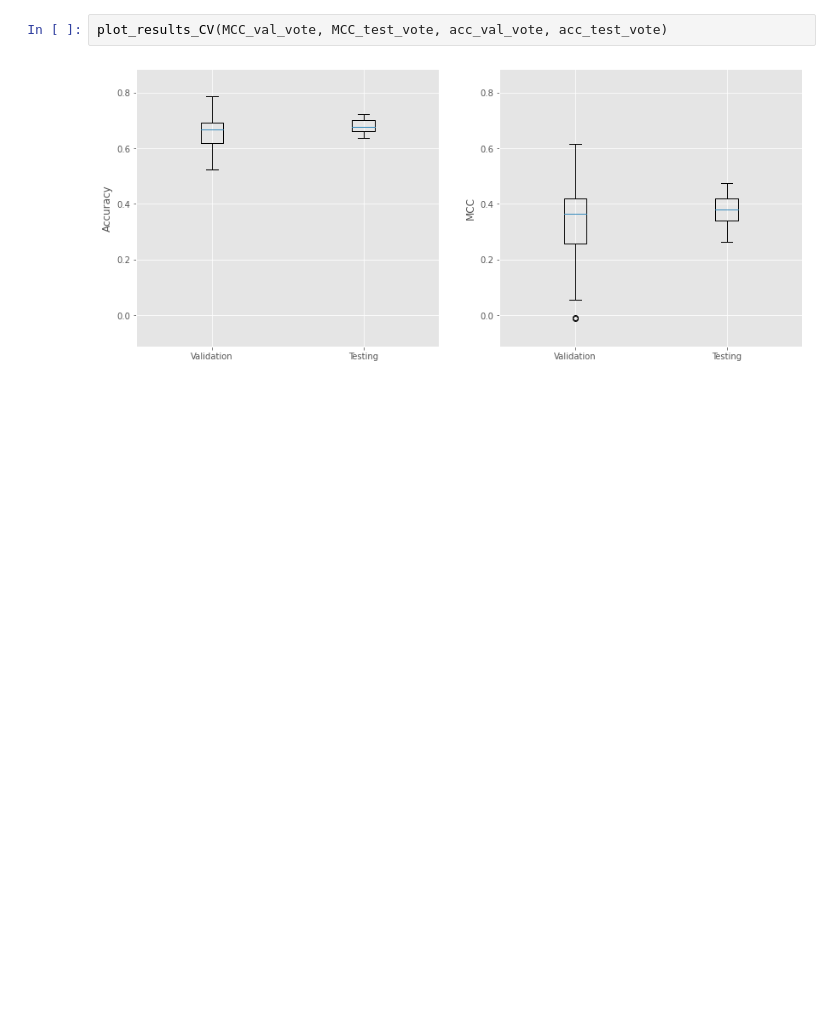
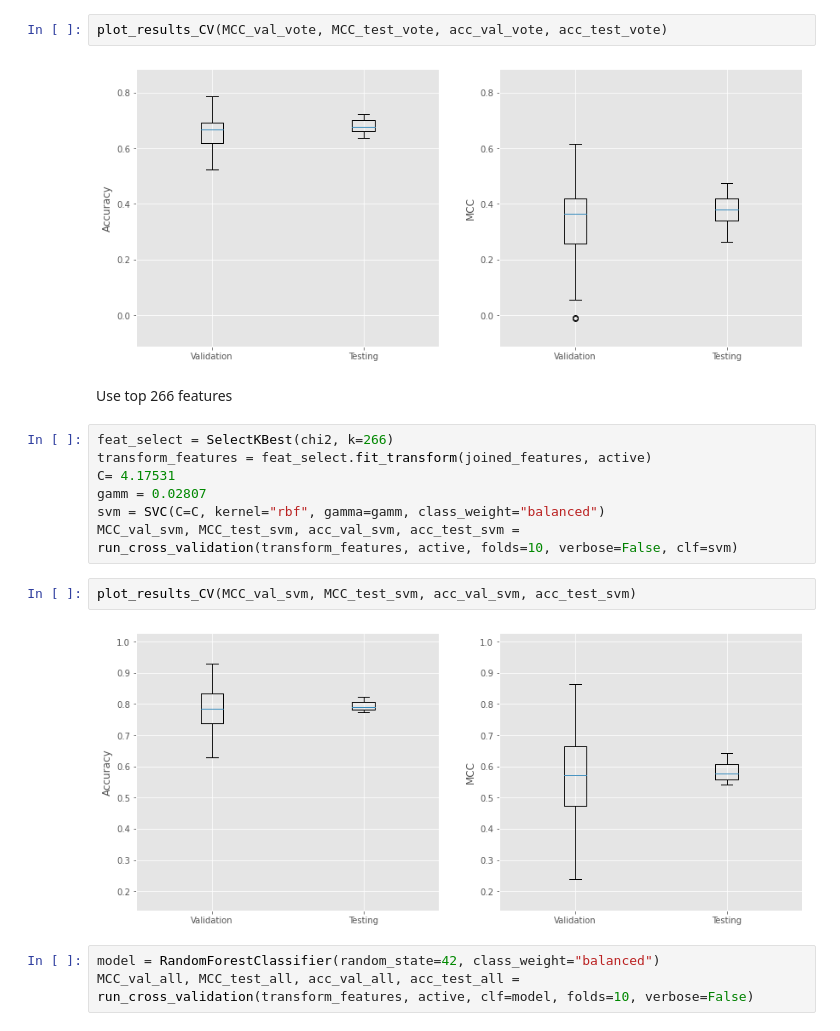
Before and after one commit to cescgina/drug_learning, a Jupyter notebook: drug_learning/2D/dataset_sars2-decision-tree.ipynb, the cells around one changed output. Saved outputs shown, nothing was run; the diff lists cells and outputs as text; blank space fills up the shorter version.

```diff
--- a/drug_learning/2D/dataset_sars2-decision-tree.ipynb
+++ b/drug_learning/2D/dataset_sars2-decision-tree.ipynb
@@ -1094,3 +1094,19 @@ MCC_val_vote, MCC_test_vote, acc_val_vote, acc_test_vote = run_cross_validation(
 plot_results_CV(MCC_val_vote, MCC_test_vote, acc_val_vote, acc_test_vote)
 # %% [output]
 [figure]
+# %% [markdown]
+Use top 266 features
+# %%
+feat_select = SelectKBest(chi2, k=266)
+transform_features = feat_select.fit_transform(joined_features, active)
+C= 4.17531
+gamm = 0.02807
+svm = SVC(C=C, kernel="rbf", gamma=gamm, class_weight="balanced")
+MCC_val_svm, MCC_test_svm, acc_val_svm, acc_test_svm = run_cross_validation(transform_features, active, folds=10, verbose=False, clf=svm)
+# %%
+plot_results_CV(MCC_val_svm, MCC_test_svm, acc_val_svm, acc_test_svm)
+# %% [output]
+[figure, added]
+# %%
+model = RandomForestClassifier(random_state=42, class_weight="balanced")
+MCC_val_all, MCC_test_all, acc_val_all, acc_test_all = run_cross_validation(transform_features, active, clf=model, folds=10, verbose=False)
```
Also changed, not shown: parts of 3 cells of this notebook, 9 other files.
